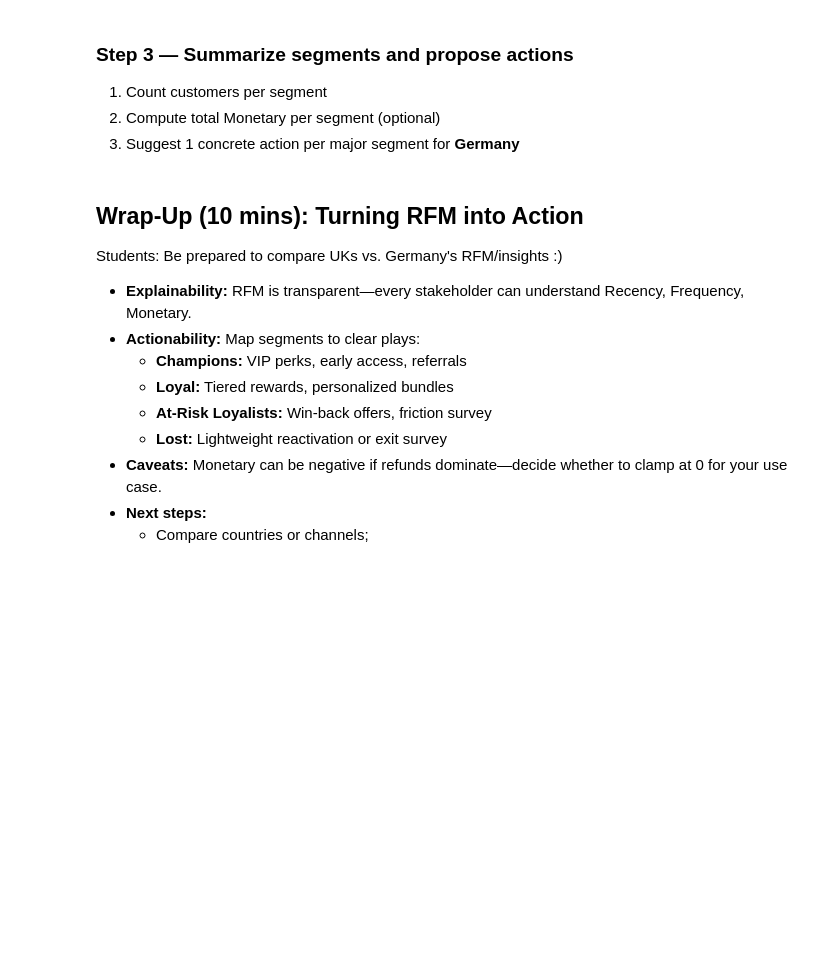
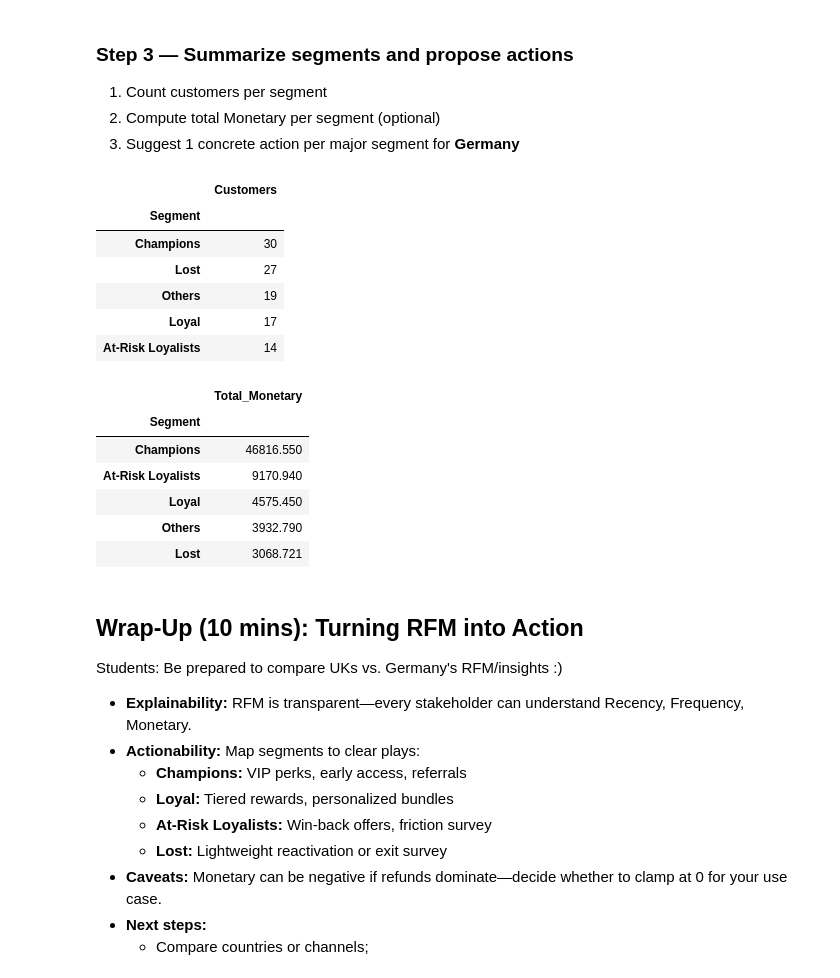
Before and after one commit to ro-the-creator/DA2025_Lectures, a Jupyter notebook: Mod5/DataChallenges/notebooks/Mod5L6_DC6_STUDENT.ipynb, the cells around one changed output. Saved outputs shown, nothing was run; the diff lists cells and outputs as text; code cells hidden in the pictures; blank space fills up the shorter version.

```diff
--- a/Mod5/DataChallenges/notebooks/Mod5L6_DC6_STUDENT.ipynb
+++ b/Mod5/DataChallenges/notebooks/Mod5L6_DC6_STUDENT.ipynb
@@ -272,3 +307,24 @@ display(seg_value_de)
+# %%
+seg_counts_de = rfm_de['Segment'].value_counts().rename_axis('Segment').to_frame('Customers')
+seg_value_de  = rfm_de.groupby('Segment')['Monetary'].sum().to_frame('Total_Monetary').sort_values('Total_Monetary', ascending=False)
+
+display(seg_counts_de)
+display(seg_value_de)
+# %% [output]
+|  | Customers |
+| Segment |  |
+| Champions | 30 |
+| Lost | 27 |
+| Others | 19 |
+| Loyal | 17 |
+| At-Risk Loyalists | 14 |
+|  | Total_Monetary |
+| Segment |  |
+| Champions | 46816.550 |
+| At-Risk Loyalists | 9170.940 |
+| Loyal | 4575.450 |
+| Others | 3932.790 |
+| Lost | 3068.721 |
 # %% [markdown]
 ## Wrap‑Up (10 mins): Turning RFM into Action
 
```
Also changed, not shown: parts of 4 cells of this notebook, 3 other files.
